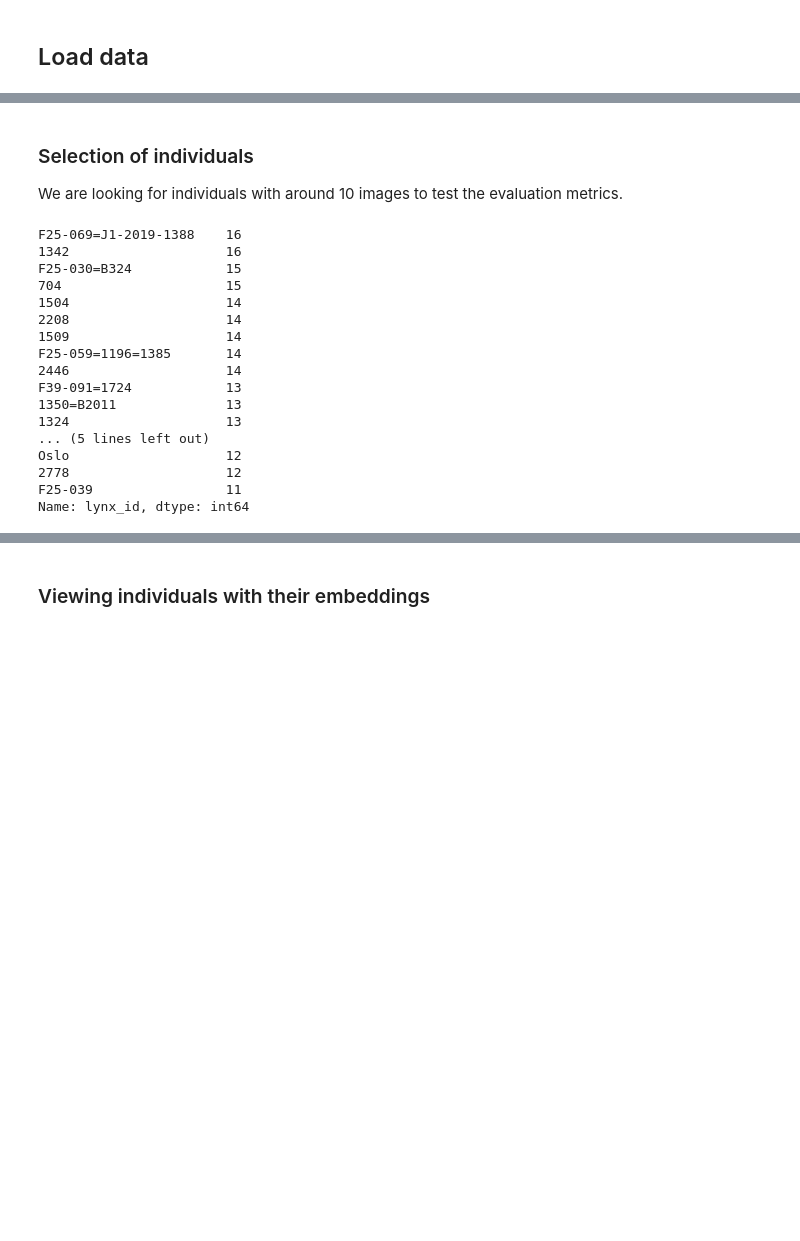
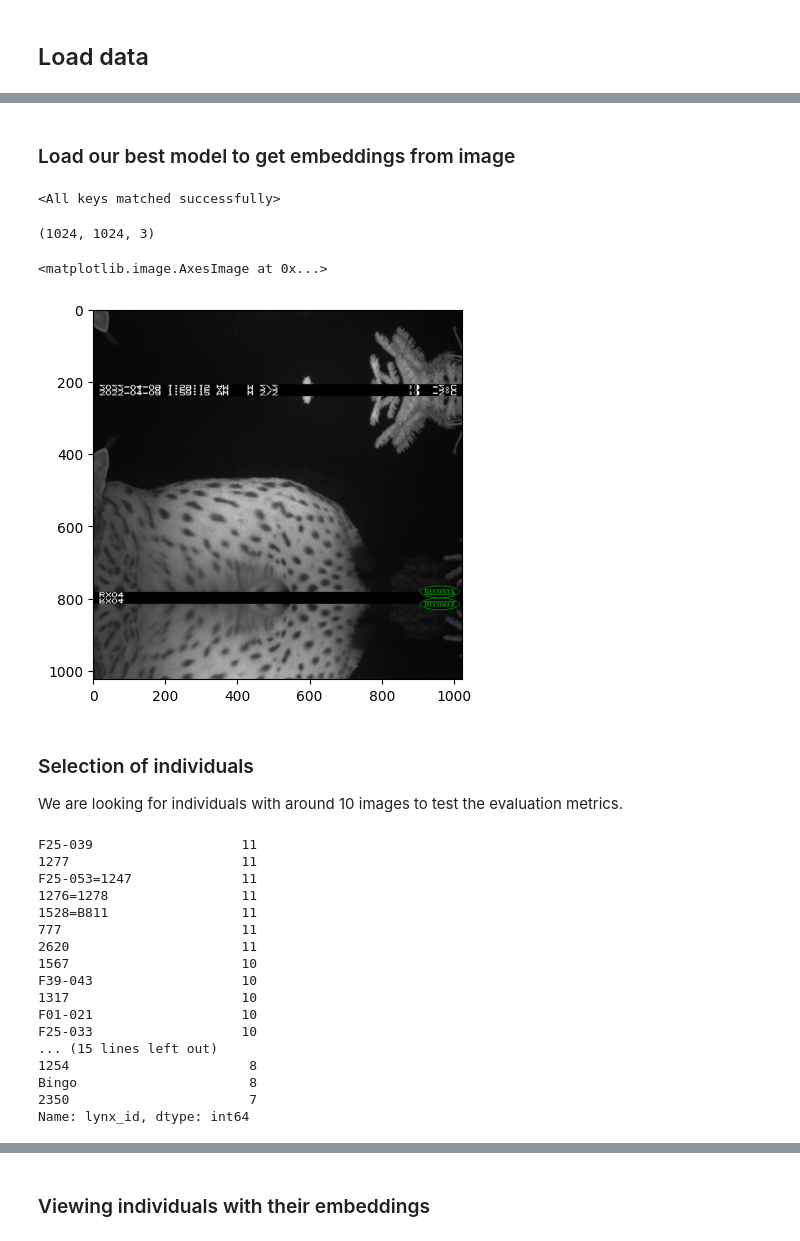
Before and after one commit to oliviergimenez/lynx-id, a Jupyter notebook: cluster.ipynb, the cells around one changed output, grey strips where cells are left out. Saved outputs shown, nothing was run; the diff lists cells and outputs as text; code cells hidden in the pictures; blank space fills up the shorter version.

```diff
--- a/cluster.ipynb
+++ b/cluster.ipynb
@@ -40,25 +47,53 @@ data
+# %% [markdown]
+### Load our best model to get embeddings from image
+# %%
+model_weights = torch.load("/gpfswork/rech/ads/commun/kg_tests/model_best_0.512.pth", map_location=torch.device('cpu'))
+model = models.resnet50(pretrained=False)
+model.fc = nn.Identity()
+model.load_state_dict(model_weights)
+# %% [output]
+<All keys matched successfully>
+# %%
+# load dataset
+from data_pipeline.dataset import LynxDataset
+from pathlib import Path
+from data_pipeline.transformations_and_augmentations import transforms
+
+lynxDataset = LynxDataset(
+    Path("/gpfsscratch/rech/ads/commun/datasets/extracted/lynx_dataset_france.csv"),
+    loader="pil",
+    transform=transforms,
+)
+# %%
+img = lynxDataset[100][0]['image']
+print(img.shape)
+plt.imshow(img)
+# %% [output]
+(1024, 1024, 3)
+<matplotlib.image.AxesImage at 0x...>
+[figure, added]
 # %% [markdown]
 ### Selection of individuals
 
 We are looking for individuals with around 10 images to test the evaluation metrics.
 # %%
 lynx_id_counts = data['lynx_id'].value_counts()
-lynx_id_counts[50:70]
+lynx_id_counts[70:100]
 # %% [output]
-F25-069=J1-2019-1388    16
-1342                    16
-F25-030=B324            15
-704                     15
-1504                    14
-2208                    14
-1509                    14
-F25-059=1196=1385       14
-2446                    14
-F39-091=1724            13
-1350=B2011              13
-1324                    13
-... (5 lines left out)
-Oslo                    12
-2778                    12
-F25-039                 11
+F25-039                   11
+1277                      11
+F25-053=1247              11
+1276=1278                 11
+1528=B811                 11
+777                       11
+2620                      11
+1567                      10
+F39-043                   10
+1317                      10
+F01-021                   10
+F25-033                   10
+... (15 lines left out)
+1254                       8
+Bingo                      8
+2350                       7
 Name: lynx_id, dtype: int64
```
Also changed, not shown: parts of 49 cells of this notebook.
